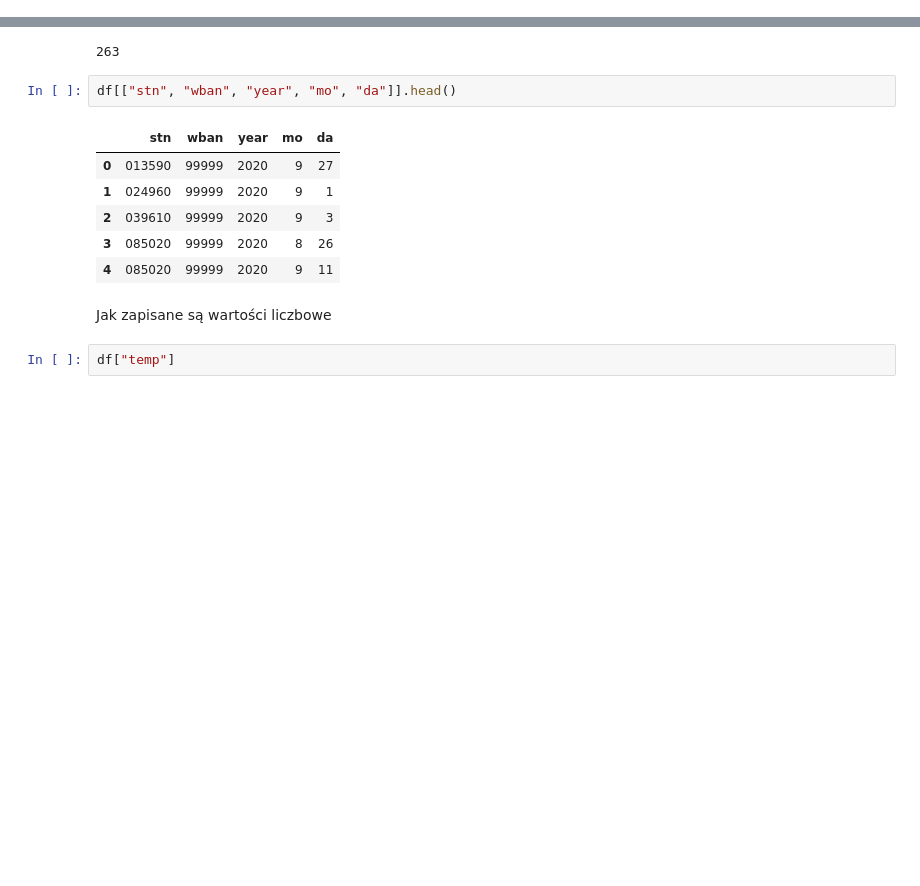
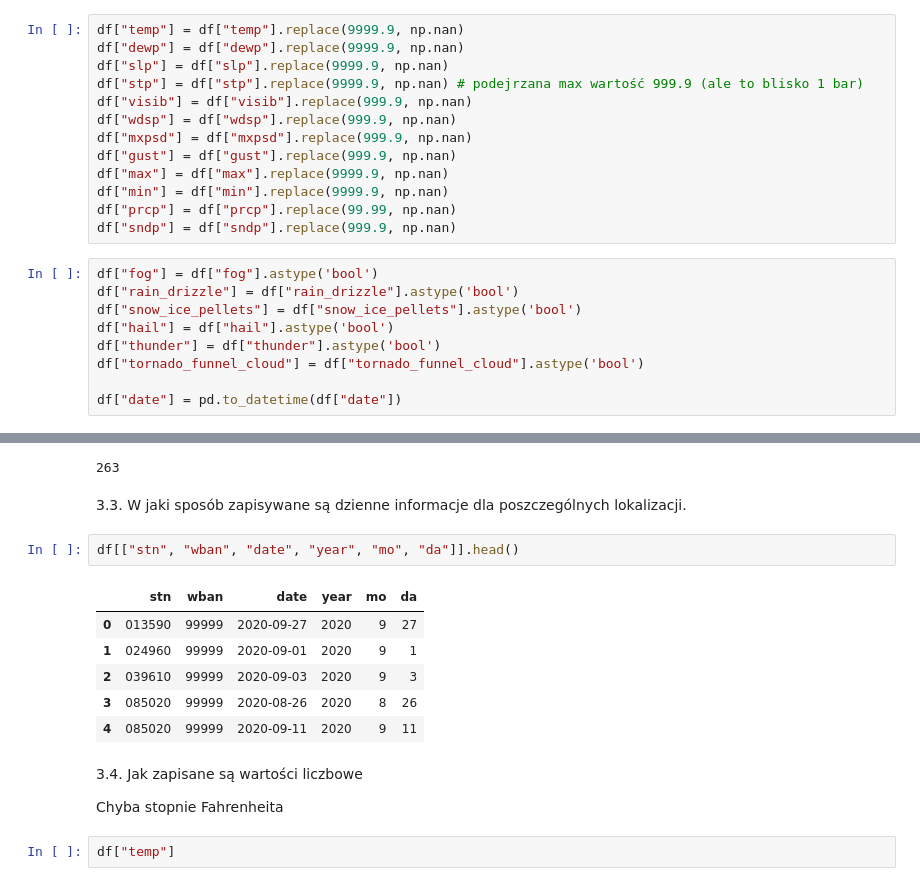
Before and after one commit to igoro00/pdzd, a Jupyter notebook: main.ipynb, the cells around one changed output, grey strips where cells are left out. Saved outputs shown, nothing was run; the diff lists cells and outputs as text; blank space fills up the shorter version.

```diff
--- a/main.ipynb
+++ b/main.ipynb
@@ -72,0 +56,22 @@ df = gsod.merge(isd, how="left", left_on=["stn", "wban"], right_on=["USAF", "WBA
+# %%
+df["temp"] = df["temp"].replace(9999.9, np.nan)
+df["dewp"] = df["dewp"].replace(9999.9, np.nan)
+df["slp"] = df["slp"].replace(9999.9, np.nan)
+df["stp"] = df["stp"].replace(9999.9, np.nan) # podejrzana max wartość 999.9 (ale to blisko 1 bar)
+df["visib"] = df["visib"].replace(999.9, np.nan)
+df["wdsp"] = df["wdsp"].replace(999.9, np.nan)
+df["mxpsd"] = df["mxpsd"].replace(999.9, np.nan)
+df["gust"] = df["gust"].replace(999.9, np.nan)
+df["max"] = df["max"].replace(9999.9, np.nan)
+df["min"] = df["min"].replace(9999.9, np.nan)
+df["prcp"] = df["prcp"].replace(99.99, np.nan)
+df["sndp"] = df["sndp"].replace(999.9, np.nan)
+# %%
+df["fog"] = df["fog"].astype('bool')
+df["rain_drizzle"] = df["rain_drizzle"].astype('bool')
+df["snow_ice_pellets"] = df["snow_ice_pellets"].astype('bool')
+df["hail"] = df["hail"].astype('bool')
+df["thunder"] = df["thunder"].astype('bool')
+df["tornado_funnel_cloud"] = df["tornado_funnel_cloud"].astype('bool')
+
+df["date"] = pd.to_datetime(df["date"])
@@ -82,17 +127,21 @@ Ilość krajów
 len(df["CTRY"].unique())
 # %% [output]
 263
+# %% [markdown]
+3.3. W jaki sposób zapisywane są dzienne informacje dla poszczególnych lokalizacji.
 # %%
-df[["stn", "wban", "year", "mo", "da"]].head()
+df[["stn", "wban", "date", "year", "mo", "da"]].head()
 # %% [output]
-|  | stn | wban | year | mo | da |
-| 0 | 013590 | 99999 | 2020 | 9 | 27 |
-| 1 | 024960 | 99999 | 2020 | 9 | 1 |
-| 2 | 039610 | 99999 | 2020 | 9 | 3 |
-| 3 | 085020 | 99999 | 2020 | 8 | 26 |
-| 4 | 085020 | 99999 | 2020 | 9 | 11 |
+|  | stn | wban | date | year | mo | da |
+| 0 | 013590 | 99999 | 2020-09-27 | 2020 | 9 | 27 |
+| 1 | 024960 | 99999 | 2020-09-01 | 2020 | 9 | 1 |
+| 2 | 039610 | 99999 | 2020-09-03 | 2020 | 9 | 3 |
+| 3 | 085020 | 99999 | 2020-08-26 | 2020 | 8 | 26 |
+| 4 | 085020 | 99999 | 2020-09-11 | 2020 | 9 | 11 |
 # %% [markdown]
-Jak zapisane są wartości liczbowe
+3.4. Jak zapisane są wartości liczbowe
+
+Chyba stopnie Fahrenheita
 # %%
 df["temp"]
 # %% [output]
```
Also changed, not shown: parts of 13 cells of this notebook, 1 other file.
